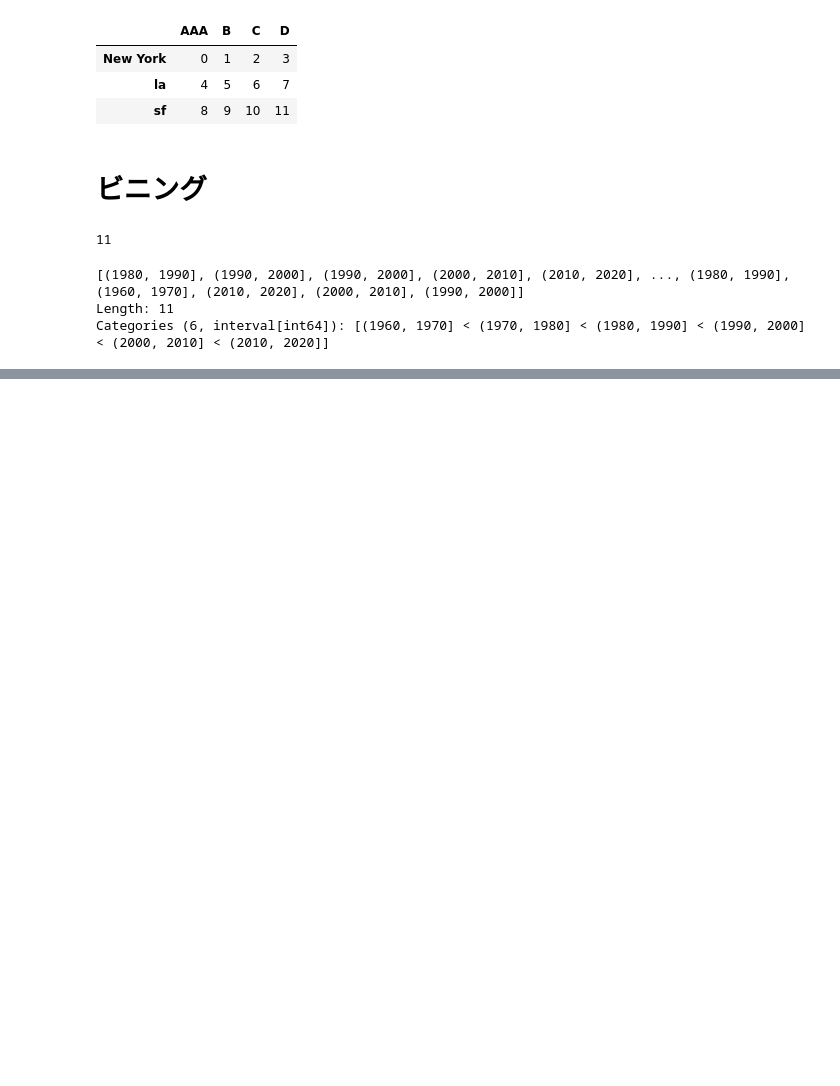
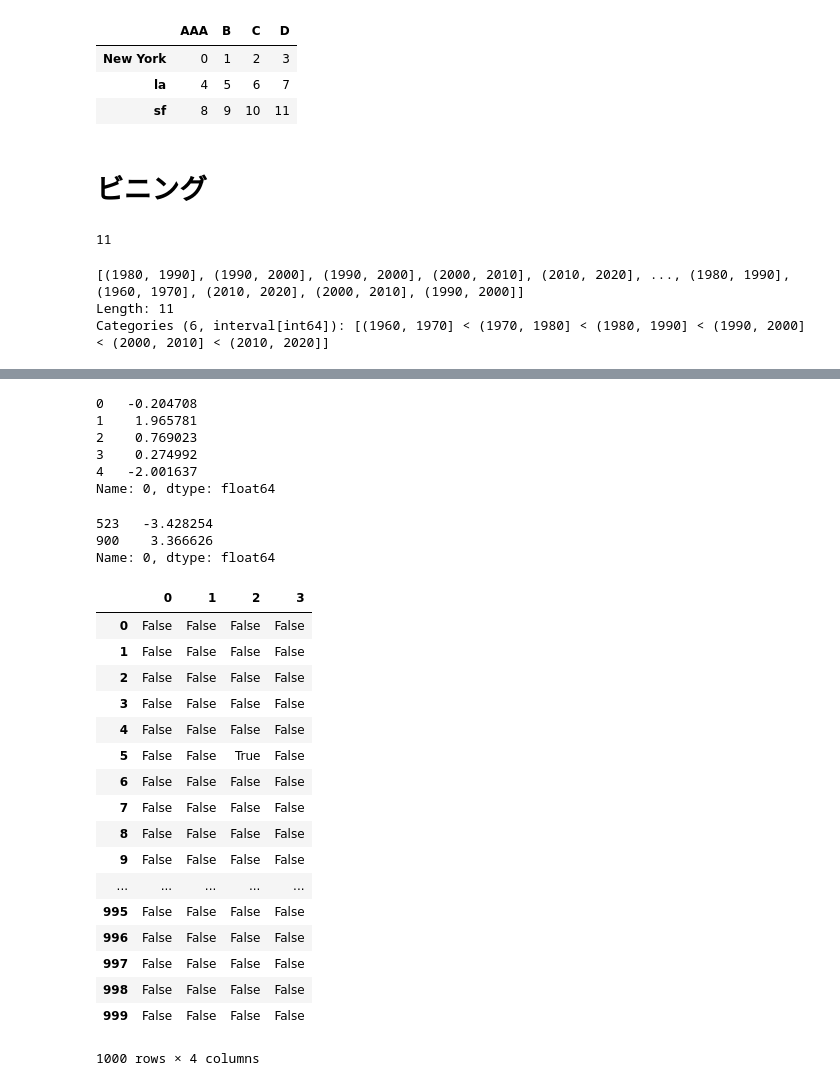
Before and after one commit to aki-06/Data_Science, a Jupyter notebook: 20180504_データ解析の基礎.ipynb, the cells around one changed output, grey strips where cells are left out. Drawn from its saved outputs; the diff is of its cells as text; code cells hidden in the pictures; blank space fills up the shorter version.

```diff
--- a/20180504_データ解析の基礎.ipynb
+++ b/20180504_データ解析の基礎.ipynb
@@ -647,0 +671,2 @@ Categories (6, interval[int64]): [(1960, 1970] < (1970, 1980] < (1980, 1990] < (
+# %%
+df = DataFrame(np.random.randn(1000, 4))
@@ -647,0 +705,36 @@ Categories (6, interval[int64]): [(1960, 1970] < (1970, 1980] < (1980, 1990] < (
+# %%
+col.head()
+# %% [output]
+0   -0.204708
+1    1.965781
+2    0.769023
+3    0.274992
+4   -2.001637
+Name: 0, dtype: float64
+# %%
+col[np.abs(col) > 3]
+# %% [output]
+523   -3.428254
+900    3.366626
+Name: 0, dtype: float64
+# %%
+np.abs(df) > 3
+# %% [output]
+|  | 0 | 1 | 2 | 3 |
+| 0 | False | False | False | False |
+| 1 | False | False | False | False |
+| 2 | False | False | False | False |
+| 3 | False | False | False | False |
+| 4 | False | False | False | False |
+| 5 | False | False | True | False |
+| 6 | False | False | False | False |
+| 7 | False | False | False | False |
+| 8 | False | False | False | False |
+| 9 | False | False | False | False |
+| ... | ... | ... | ... | ... |
+| 995 | False | False | False | False |
+| 996 | False | False | False | False |
+| 997 | False | False | False | False |
+| 998 | False | False | False | False |
+| 999 | False | False | False | False |
+1000 rows × 4 columns
```
Also changed, not shown: parts of 11 cells of this notebook.
